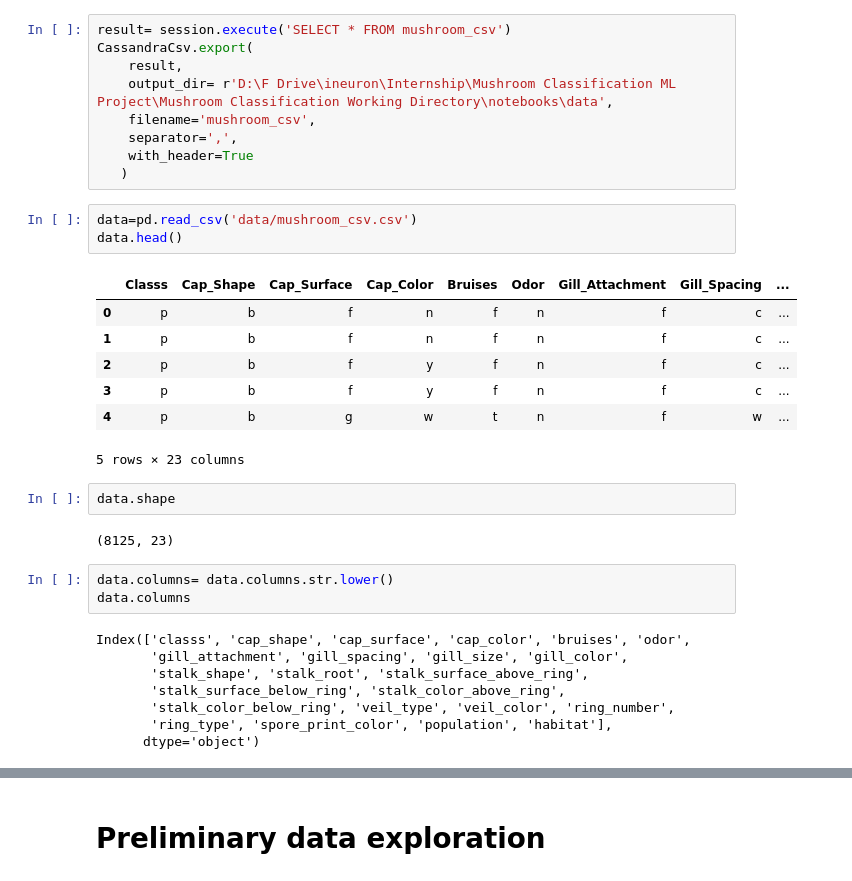
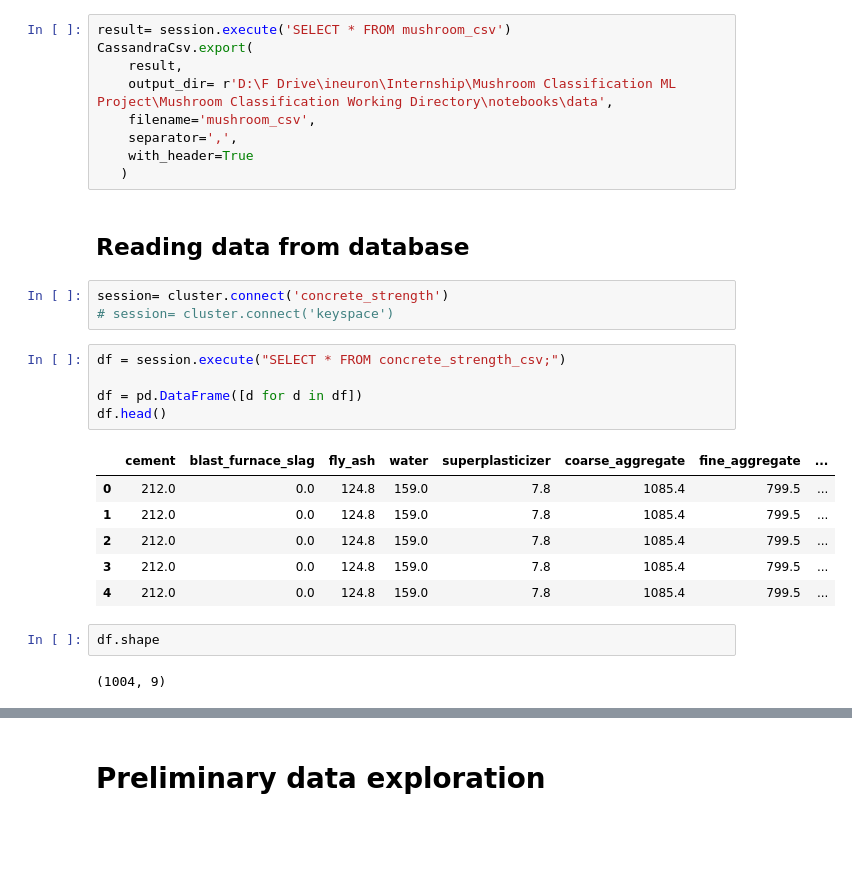
Before and after one commit to mrinalkantisikdar/Concrete-Compressive-Strength-Prediction, a Jupyter notebook: notebooks/EDA.ipynb, the cells around one changed output, grey strips where cells are left out. Cells and saved outputs as stored; diff of their text form; blank space fills up the shorter version.

```diff
--- a/notebooks/EDA.ipynb
+++ b/notebooks/EDA.ipynb
@@ -251,29 +163,24 @@ CassandraCsv.export(
     separator=',',
     with_header=True
    )
-# %%
-data=pd.read_csv('data/mushroom_csv.csv')
-data.head()
-# %% [output]
-|  | Classs | Cap_Shape | Cap_Surface | Cap_Color | Bruises | Odor | Gill_Attachment | Gill_Spacing | ... |
-| 0 | p | b | f | n | f | n | f | c | ... |
-| 1 | p | b | f | n | f | n | f | c | ... |
-| 2 | p | b | f | y | f | n | f | c | ... |
-| 3 | p | b | f | y | f | n | f | c | ... |
-| 4 | p | b | g | w | t | n | f | w | ... |
-5 rows × 23 columns
+# %% [markdown]
+## Reading data from database
+# %%
+session= cluster.connect('concrete_strength')
+# session= cluster.connect('keyspace')
+# %%
+df = session.execute("SELECT * FROM concrete_strength_csv;")
+
+df = pd.DataFrame([d for d in df])
+df.head()
+# %% [output]
+|  | cement | blast_furnace_slag | fly_ash | water | superplasticizer | coarse_aggregate | fine_aggregate | ... |
+| 0 | 212.0 | 0.0 | 124.8 | 159.0 | 7.8 | 1085.4 | 799.5 | ... |
+| 1 | 212.0 | 0.0 | 124.8 | 159.0 | 7.8 | 1085.4 | 799.5 | ... |
+| 2 | 212.0 | 0.0 | 124.8 | 159.0 | 7.8 | 1085.4 | 799.5 | ... |
+| 3 | 212.0 | 0.0 | 124.8 | 159.0 | 7.8 | 1085.4 | 799.5 | ... |
+| 4 | 212.0 | 0.0 | 124.8 | 159.0 | 7.8 | 1085.4 | 799.5 | ... |
 # %%
-data.shape
+df.shape
 # %% [output]
-(8125, 23)
+(1004, 9)
-# %%
-data.columns= data.columns.str.lower()
-data.columns
-# %% [output]
-Index(['classs', 'cap_shape', 'cap_surface', 'cap_color', 'bruises', 'odor',
-       'gill_attachment', 'gill_spacing', 'gill_size', 'gill_color',
-       'stalk_shape', 'stalk_root', 'stalk_surface_above_ring',
-       'stalk_surface_below_ring', 'stalk_color_above_ring',
-       'stalk_color_below_ring', 'veil_type', 'veil_color', 'ring_number',
-       'ring_type', 'spore_print_color', 'population', 'habitat'],
-      dtype='object')
```
Also changed, not shown: parts of 24 cells of this notebook, 2 other files.
